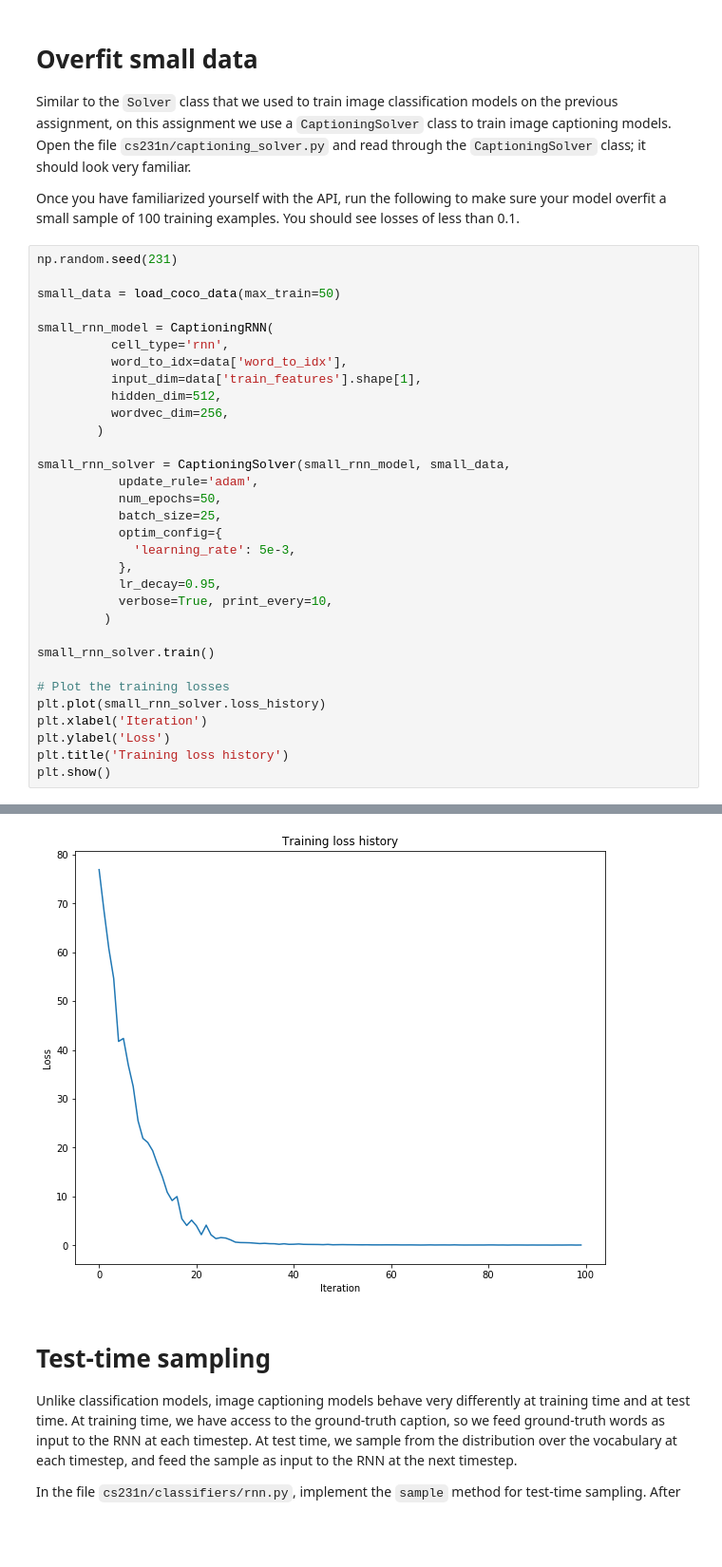
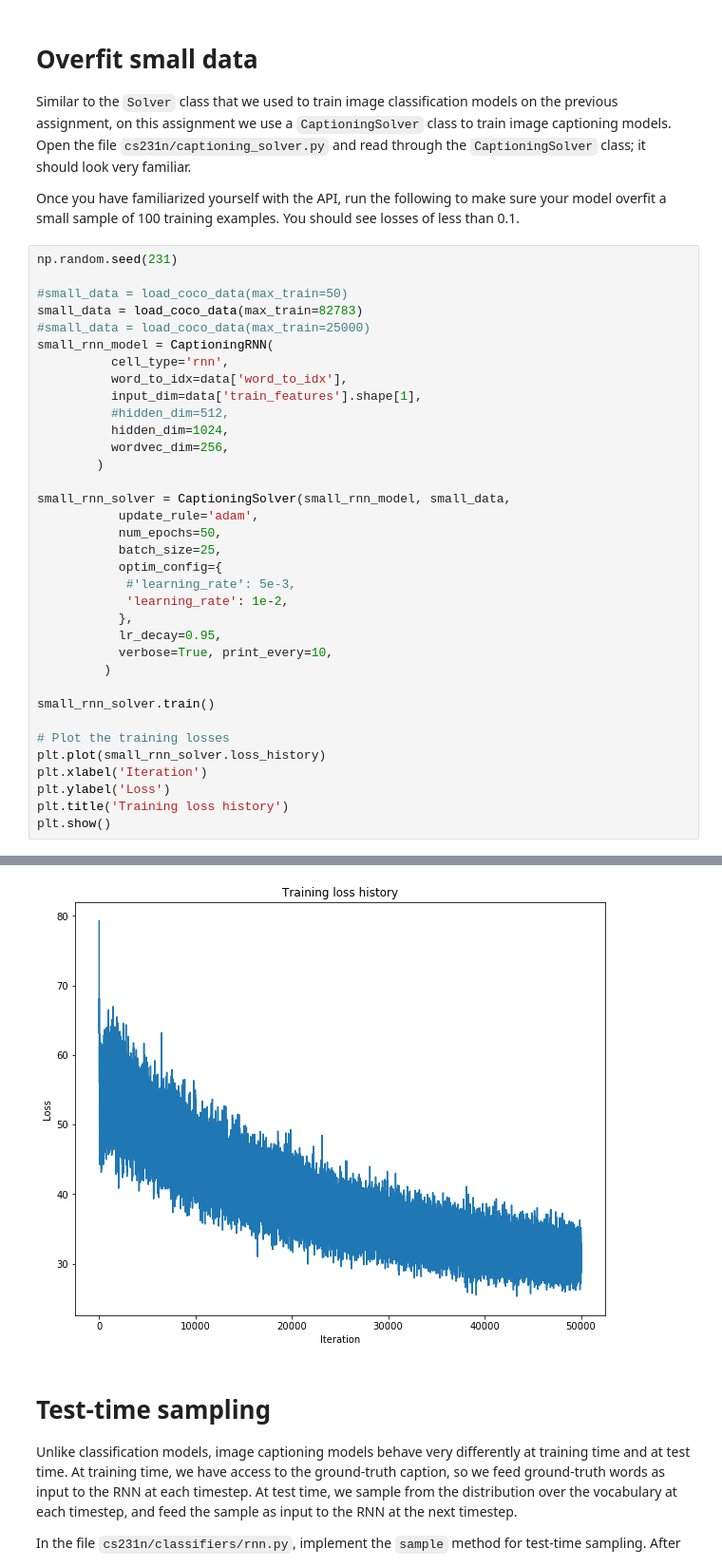
Before and after one commit to XIANGFANGCODE/cs231_assignment, a Jupyter notebook: assignment3/RNN_Captioning.ipynb, the cells around one changed output, grey strips where cells are left out. Shown at 95% size. Saved outputs shown, nothing was run; the diff lists cells and outputs as text; blank space fills up the shorter version.

```diff
--- a/assignment3/RNN_Captioning.ipynb
+++ b/assignment3/RNN_Captioning.ipynb
@@ -443,13 +449,15 @@ Once you have familiarized yourself with the API, run the following to make sure
 # %%
 np.random.seed(231)
 
-small_data = load_coco_data(max_train=50)
-
+#small_data = load_coco_data(max_train=50)
+small_data = load_coco_data(max_train=82783)
+#small_data = load_coco_data(max_train=25000)
 small_rnn_model = CaptioningRNN(
           cell_type='rnn',
           word_to_idx=data['word_to_idx'],
           input_dim=data['train_features'].shape[1],
-          hidden_dim=512,
+          #hidden_dim=512,
+          hidden_dim=1024,
           wordvec_dim=256,
         )
 
@@ -458,7 +466,8 @@ small_rnn_solver = CaptioningSolver(small_rnn_model, small_data,
            num_epochs=50,
            batch_size=25,
            optim_config={
-             'learning_rate': 5e-3,
+            #'learning_rate': 5e-3,
+            'learning_rate': 1e-2,
            },
            lr_decay=0.95,
            verbose=True, print_every=10,
@@ -486,4 +504,4 @@ plt.show()
-[figure, old version]
+[figure, new version]
 # %% [markdown]
 # Test-time sampling
 Unlike classification models, image captioning models behave very differently at training time and at test time. At training time, we have access to the ground-truth caption, so we feed ground-truth words as input to the RNN at each timestep. At test time, we sample from the distribution over the vocabulary at each timestep, and feed the sample as input to the RNN at the next timestep.
```
Also changed, not shown: parts of 5 cells of this notebook.
